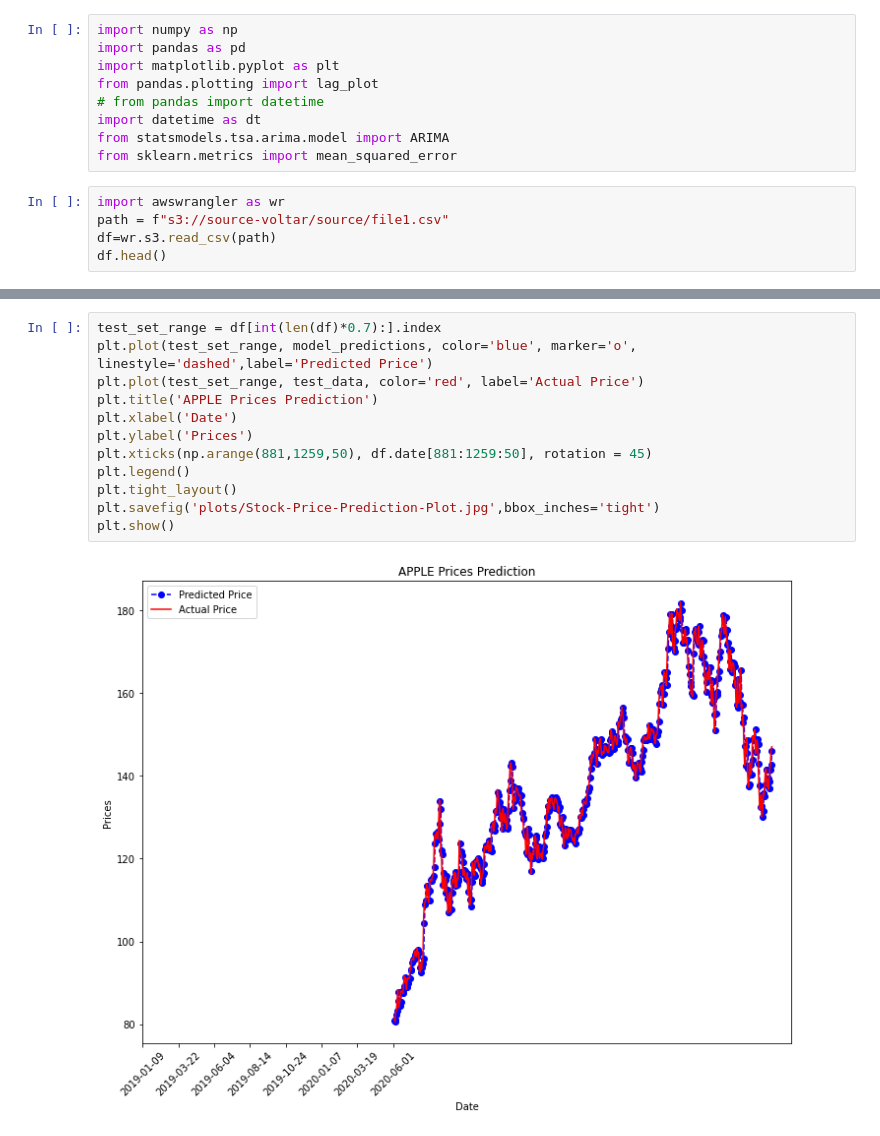
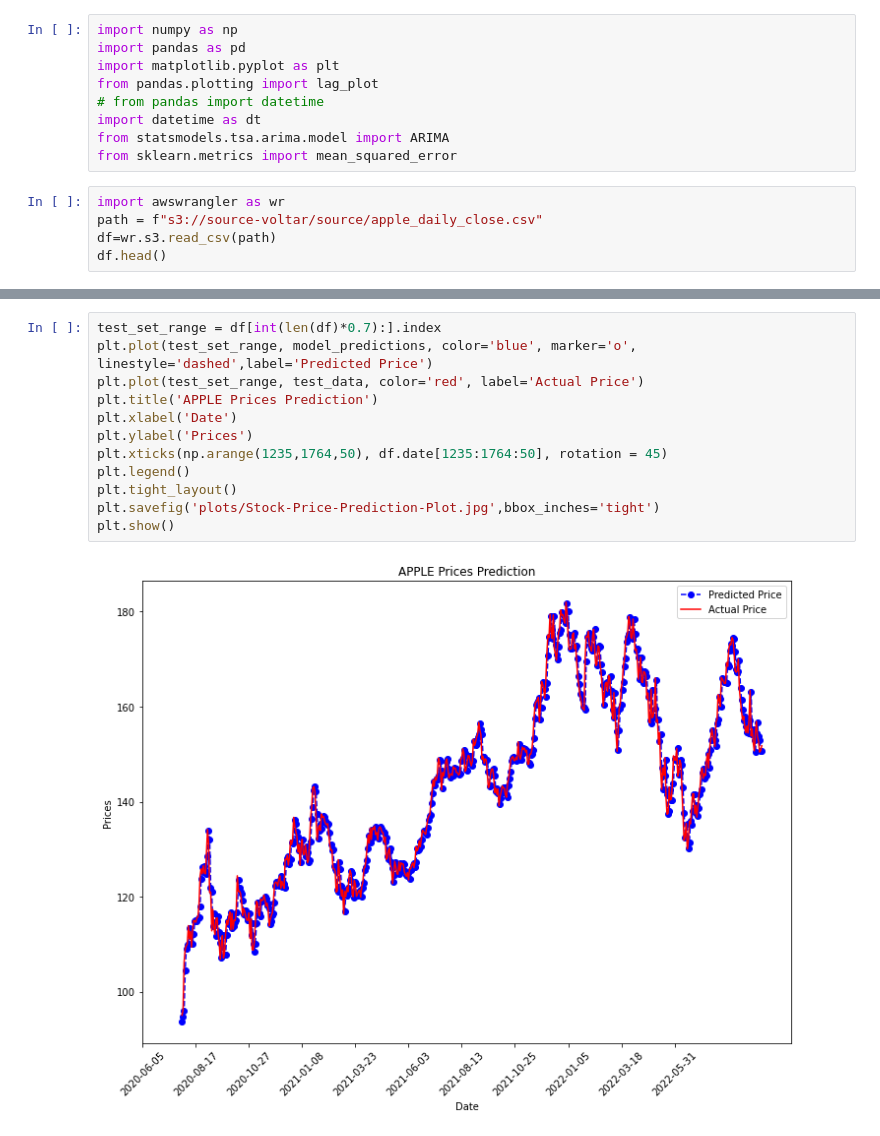
Before and after one commit to zeta1178/FinTech-Project2, a Jupyter notebook: Time-Series-Forecasting.ipynb, the cells around one changed output, grey strips where cells are left out. Saved outputs shown, nothing was run; the diff lists cells and outputs as text.

Commit message:
new graphs

```diff
--- a/Time-Series-Forecasting.ipynb
+++ b/Time-Series-Forecasting.ipynb
@@ -45,7 +37,7 @@ from statsmodels.tsa.arima.model import ARIMA
 from sklearn.metrics import mean_squared_error
 # %%
 import awswrangler as wr
-path = f"s3://source-voltar/source/file1.csv"
+path = f"s3://source-voltar/source/apple_daily_close.csv"
 df=wr.s3.read_csv(path)
 df.head()
 # %% [output]
@@ -103,14 +95,14 @@ Testing Mean Squared Error is 7.59500019255286
 # %%
 test_set_range = df[int(len(df)*0.7):].index
 plt.plot(test_set_range, model_predictions, color='blue', marker='o', linestyle='dashed',label='Predicted Price')
 plt.plot(test_set_range, test_data, color='red', label='Actual Price')
 plt.title('APPLE Prices Prediction')
 plt.xlabel('Date')
 plt.ylabel('Prices')
-plt.xticks(np.arange(881,1259,50), df.date[881:1259:50], rotation = 45)
+plt.xticks(np.arange(1235,1764,50), df.date[1235:1764:50], rotation = 45)
 plt.legend()
 plt.tight_layout()
 plt.savefig('plots/Stock-Price-Prediction-Plot.jpg',bbox_inches='tight')
 plt.show()
 # %% [output]
-[figure, old version]
+[figure, new version]
```
Also changed, not shown: parts of 6 cells of this notebook, 3 other files.
